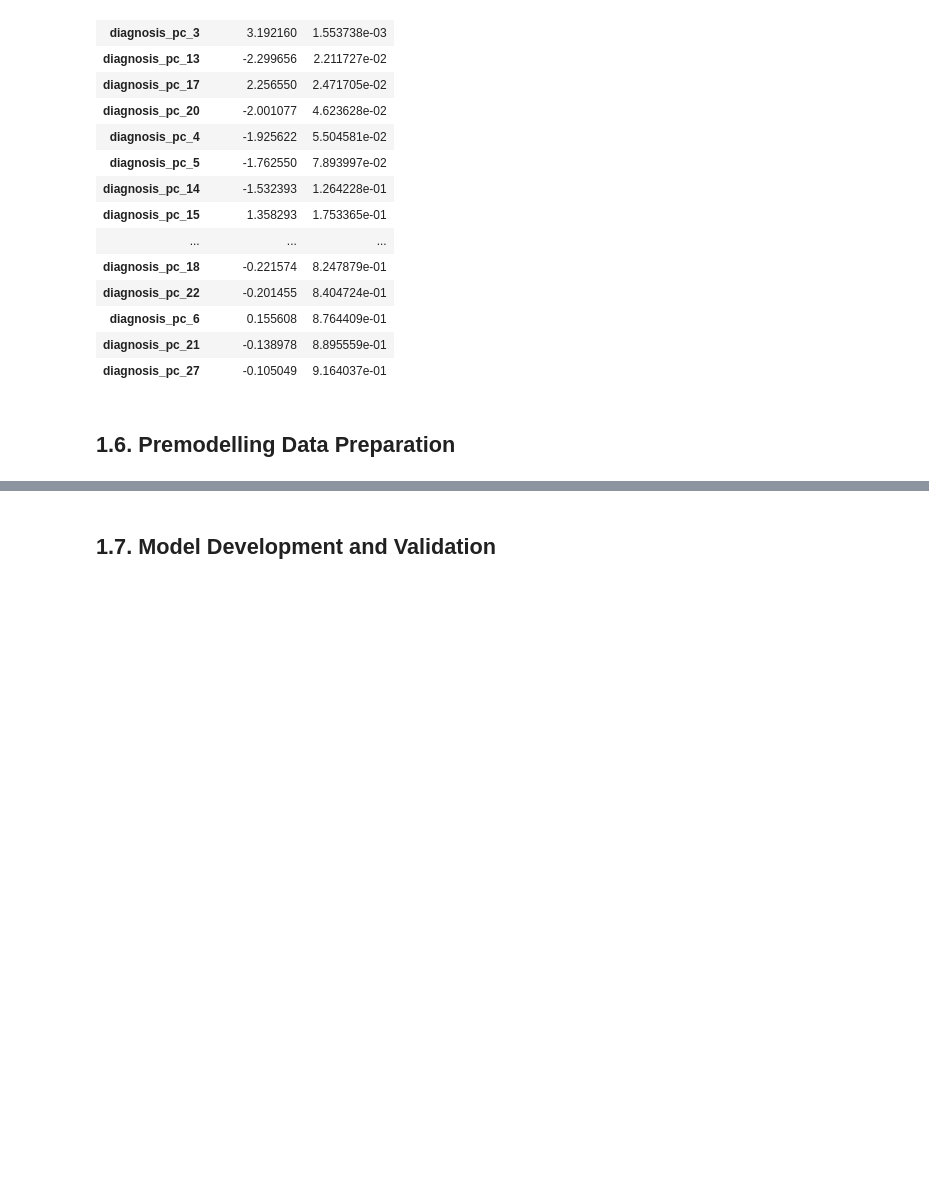
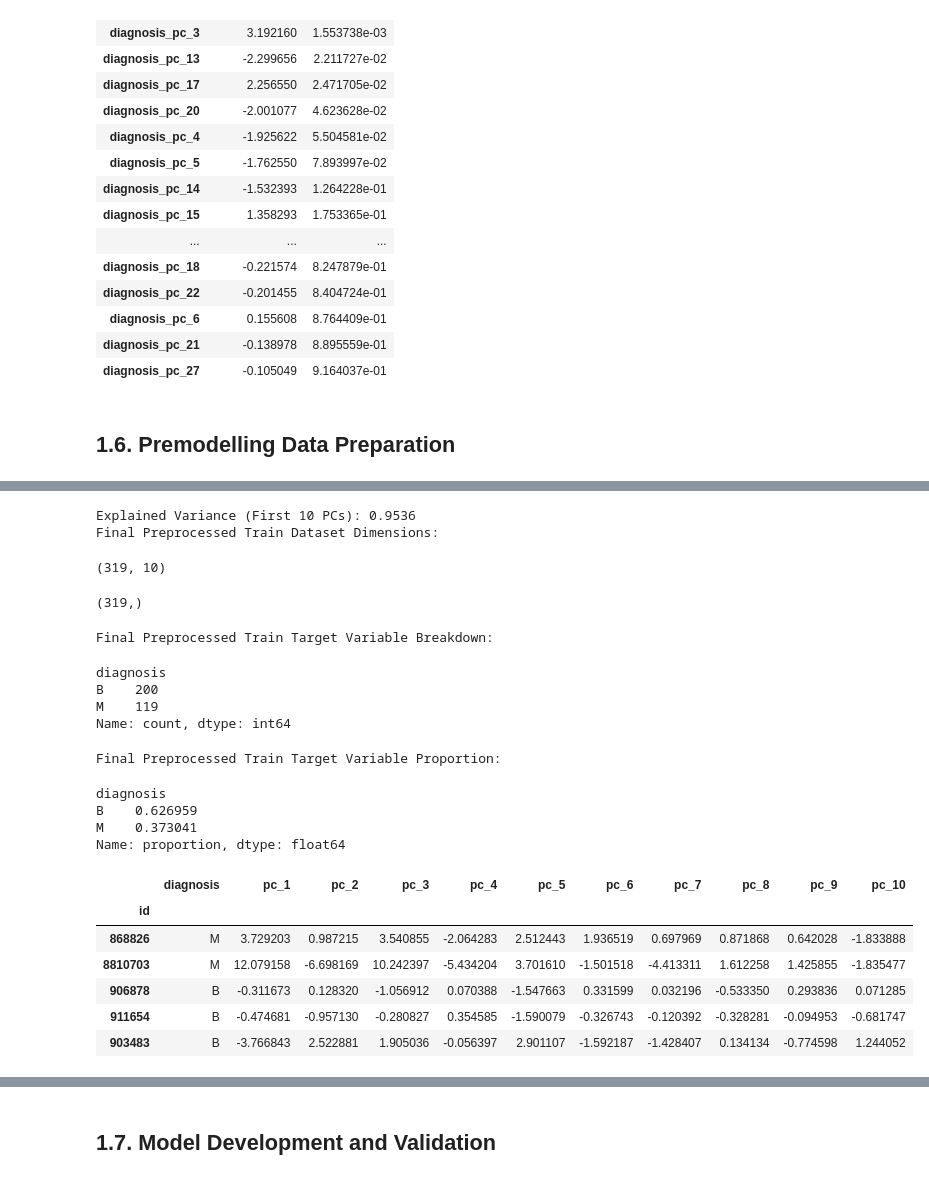
Before and after one commit to JohnPaulinePineda/Portfolio_Project_63, a Jupyter notebook: codes/DetectingAndAnalyzingMachineLearningModelDriftUsingOpenSourceMonitoringTools.ipynb, the cells around one changed output, grey strips where cells are left out. Saved outputs shown, nothing was run; the diff lists cells and outputs as text; code cells hidden in the pictures; blank space fills up the shorter version.

Commit message:
Formulated the Python Notebook
Updated Premodelling Data Preparation

```diff
--- a/codes/DetectingAndAnalyzingMachineLearningModelDriftUsingOpenSourceMonitoringTools.ipynb
+++ b/codes/DetectingAndAnalyzingMachineLearningModelDriftUsingOpenSourceMonitoringTools.ipynb
@@ -1655,0 +1758,41 @@ display(breast_cancer_train_pcs_numeric_hypothesistesting_summary.sort_values(by
+# %%
+##################################
+# Applying the preprocessing pipeline
+# to the train data
+##################################
+breast_cancer_preprocessed_train = preprocess_dataset(breast_cancer_train, breast_cancer_train, 10, 987654321)
+X_preprocessed_train = breast_cancer_preprocessed_train.drop('diagnosis', axis = 1)
+y_preprocessed_train = breast_cancer_preprocessed_train['diagnosis']
+breast_cancer_preprocessed_train.to_csv(os.path.join("..", DATASETS_PREPROCESSED_TRAIN_PATH, "breast_cancer_preprocessed_train.csv"), index=False)
+X_preprocessed_train.to_csv(os.path.join("..", DATASETS_PREPROCESSED_TRAIN_FEATURES_PATH, "X_preprocessed_train.csv"), index=False)
+y_preprocessed_train.to_csv(os.path.join("..", DATASETS_PREPROCESSED_TRAIN_TARGET_PATH, "y_preprocessed_train.csv"), index=False)
+print('Final Preprocessed Train Dataset Dimensions: ')
+display(X_preprocessed_train.shape)
+display(y_preprocessed_train.shape)
+print('Final Preprocessed Train Target Variable Breakdown: ')
+display(y_preprocessed_train.value_counts())
+print('Final Preprocessed Train Target Variable Proportion: ')
+display(y_preprocessed_train.value_counts(normalize = True))
+breast_cancer_preprocessed_train.head()
+# %% [output]
+Explained Variance (First 10 PCs): 0.9536
+Final Preprocessed Train Dataset Dimensions:
+(319, 10)
+(319,)
+Final Preprocessed Train Target Variable Breakdown:
+diagnosis
+B    200
+M    119
+Name: count, dtype: int64
+Final Preprocessed Train Target Variable Proportion:
+diagnosis
+B    0.626959
+M    0.373041
+Name: proportion, dtype: float64
+|  | diagnosis | pc_1 | pc_2 | pc_3 | pc_4 | pc_5 | pc_6 | pc_7 | pc_8 | pc_9 | pc_10 |
+| id |  |  |  |  |  |  |  |  |  |  |  |
+| 868826 | M | 3.729203 | 0.987215 | 3.540855 | -2.064283 | 2.512443 | 1.936519 | 0.697969 | 0.871868 | 0.642028 | -1.833888 |
+| 8810703 | M | 12.079158 | -6.698169 | 10.242397 | -5.434204 | 3.701610 | -1.501518 | -4.413311 | 1.612258 | 1.425855 | -1.835477 |
+| 906878 | B | -0.311673 | 0.128320 | -1.056912 | 0.070388 | -1.547663 | 0.331599 | 0.032196 | -0.533350 | 0.293836 | 0.071285 |
+| 911654 | B | -0.474681 | -0.957130 | -0.280827 | 0.354585 | -1.590079 | -0.326743 | -0.120392 | -0.328281 | -0.094953 | -0.681747 |
+| 903483 | B | -3.766843 | 2.522881 | 1.905036 | -0.056397 | 2.901107 | -1.592187 | -1.428407 | 0.134134 | -0.774598 | 1.244052 |
```
Also changed, not shown: parts of 6 cells of this notebook, 7 other files.
